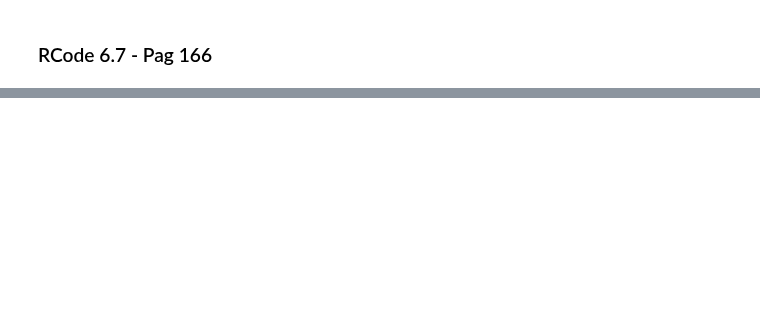
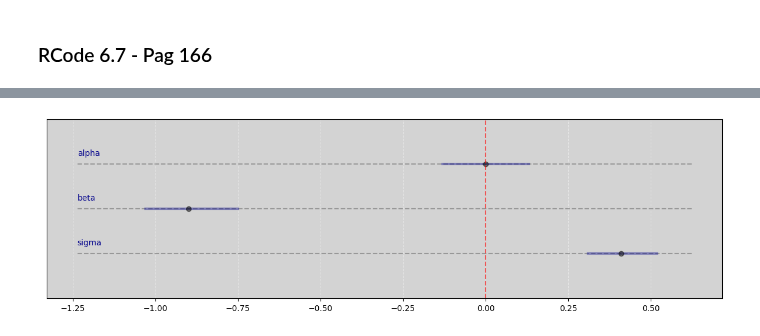
Before and after one commit to rodolphomacedo/statistical_rethinking_pt_BR, a Jupyter notebook: parte_6.ipynb, the cells around one changed output, grey strips where cells are left out. Drawn from its saved outputs; the diff is of its cells as text; code cells hidden in the pictures; blank space fills up the shorter version.

```diff
--- a/parte_6.ipynb
+++ b/parte_6.ipynb
@@ -442,0 +378,33 @@ Vide.summary(samples_kl)
+# %%
+# kcal.per.g  regredido em  perc.lactose
+
+model_kl = """
+    data {
+        int N;
+        vector[N] outcome;
+        vector[N] predictor;
+    }
+
+    parameters {
+        real alpha;
+        real beta;
+        real<lower=0> sigma;
+    }
+
+    model {
+        alpha ~ normal(0, 0.2);
+        beta ~ normal(0, 0.5);
+        sigma ~ exponential(1);
+
+        outcome ~ normal(alpha + beta * predictor, sigma);
+    }
+"""
+
+data_kl = {
+    'N': len(df_std['kcal.per.g']),
+    'outcome': df_std['kcal.per.g'].values,
+    'predictor': df_std['perc.lactose'].values,
+}
+
+posteriori_kl = stan.build(model_kl, data=data_kl)
+samples_kl = posteriori_kl.sample(num_chains=4, num_samples=1000)
@@ -442,0 +447,4 @@ Vide.summary(samples_kl)
+# %%
+Vide.plot_forest(samples_kl)
+# %% [output]
+[figure, added]
```
Also changed, not shown: parts of 29 cells of this notebook.
